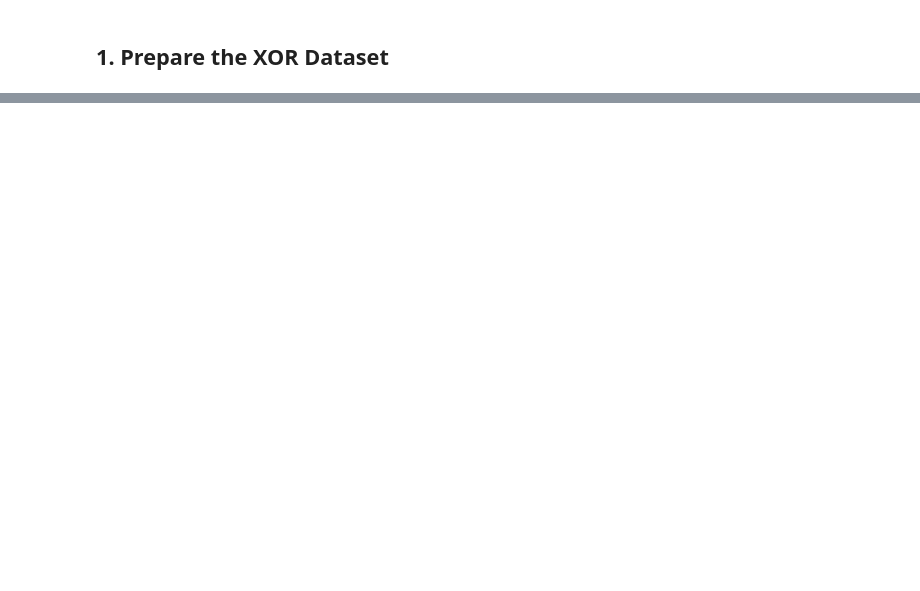
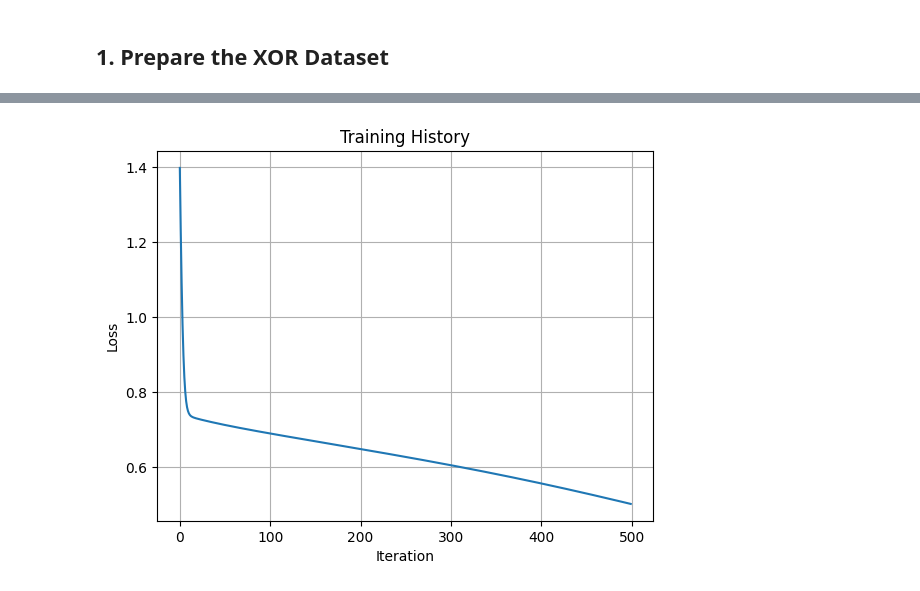
Before and after one commit to rexmolo/DeepLearning, a Jupyter notebook: A3.ipynb, the cells around one changed output, grey strips where cells are left out. Drawn from its saved outputs; the diff is of its cells as text; code cells hidden in the pictures; blank space fills up the shorter version.

```diff
--- a/A3.ipynb
+++ b/A3.ipynb
@@ -103,0 +99,86 @@ Accuracy: 1.0
+# %%
+
+X = np.array([[0, 0],
+              [0, 1],
+              [1, 0],
+              [1, 1]])
+Y = np.array([0, 1, 1, 0])
+
+
+def sigmoid(x):
+    return 1 / (1 + np.exp(-x))
+
+
+def init_ws(Nfeatures=2):
+    ws = {
+        'W1': np.random.randn(32, Nfeatures),
+        'b1': np.zeros(32),
+        'W2': np.random.randn(32),
+        'b2': 0,
+    }
+    return ws
+
+def forward(X, ws):
+
+    # Layer 1
+    Z1 = np.dot(X, ws['W1'].T) + ws['b1']
+    H = sigmoid(Z1)
+
+    # Layer 2
+    Z2 = np.dot(H, ws['W2']) + ws['b2']
+
+    # Output layer
+    Y = sigmoid(Z2)
+
+    return Y, Z2, H, Z1
+
+def back_propagation(X, Y_T, weights):
+    N_points = X.shape[0]
+
+    # forward propagation
+    Y, Z2, H, Z1 = forward(X, weights)
+    # loss function, cross entropy
+    L = (1/N_points) * np.sum(-Y_T * np.log(Y) - (1 - Y_T) * np.log(1 - Y))
+    # L = np.sum((Y - Y_T) ** 2) / N_points
+    # back propagation
+    dLdY = 1/N_points * np.divide(Y - Y_T, np.multiply(Y, 1-Y))
+    dLdZ2 = np.multiply(dLdY, (sigmoid(Z2)*(1-sigmoid(Z2))))
+
+    dLdW2 = np.dot(H.T, dLdZ2)
+    dLdb2 = np.dot(dLdZ2.T, np.ones(N_points))
+
+    dLdH = np.dot(dLdZ2.reshape(N_points, 1), weights['W2'].reshape(1, 32))
+
+    dLdZ1 = np.multiply(dLdH, np.multiply(sigmoid(Z1), (1-sigmoid(Z1))))
+    dLdW1 = np.dot(dLdZ1.T, X)
+    dLdb1 = np.dot(dLdZ1.T, np.ones(N_points))
+
+    gradients = {
+        'W1': dLdW1,
+        'b1': dLdb1,
+        'W2': dLdW2,
+        'b2': dLdb2,
+    }
+    return gradients, L
+
+ws = init_ws()
+initWS = np.copy(ws)
+def train_(X, Y, epochs=500, lr=1.5):
+    loss_history = []
+    for epoch in range(epochs):
+        gradients, loss = back_propagation(X, Y, ws)
+        for w in ws:
+            ws[w] -= lr * gradients[w]
+        loss_history.append(loss)
+    return loss_history
+
+loss_history = train_(X, Y, epochs=500, lr=0.1)
+plot_history(loss_history)
+# print("Final Loss: ", loss_history)
+Y_pred, Z2, H, Z1 =  forward(X, ws) # final weights
+
+# print("Final Output: ", [round(i) for i in Y_pred])
+
+accuracy(X, Y, [round(i) for i in Y_pred])
+# %% [output]
+[figure, added]
```
Also changed, not shown: parts of 7 cells of this notebook.
